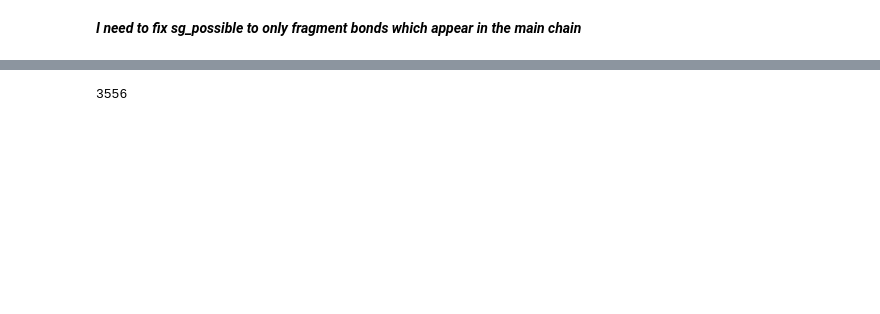
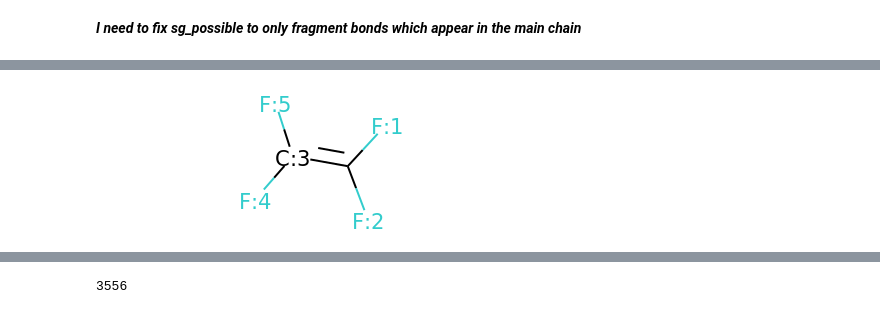
Before and after one commit to rishigurnani/hMOFs-Snurr, a Jupyter notebook: fall20_mse_8803.ipynb, the cells around one changed output, grey strips where cells are left out. Saved outputs shown, nothing was run; the diff lists cells and outputs as text; code cells hidden in the pictures; blank space fills up the shorter version.

```diff
--- a/fall20_mse_8803.ipynb
+++ b/fall20_mse_8803.ipynb
@@ -11,0 +55,4 @@ importlib.reload(retro)
+# %%
+ru.mol_with_atom_index(m3)
+# %% [output]
+[figure, added]
```
Also changed, not shown: parts of 325 cells of this notebook, 5 other files.
